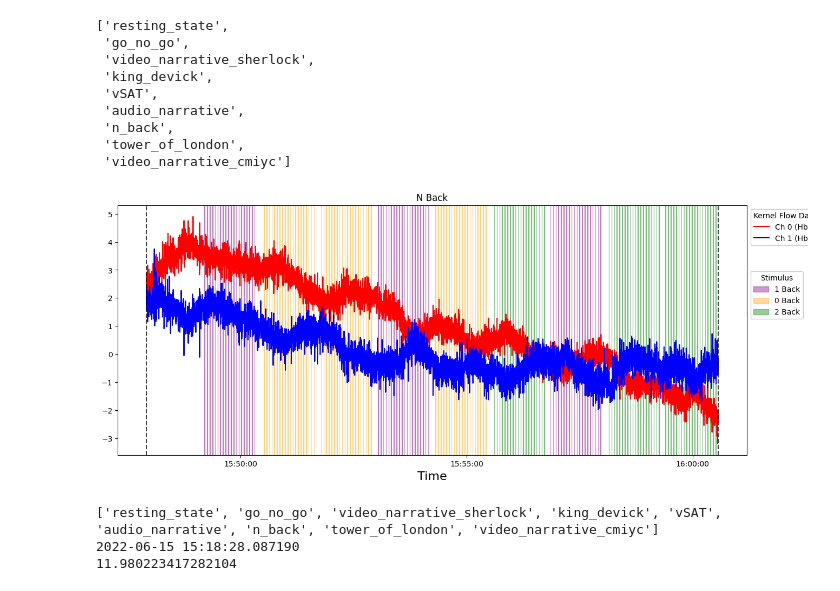
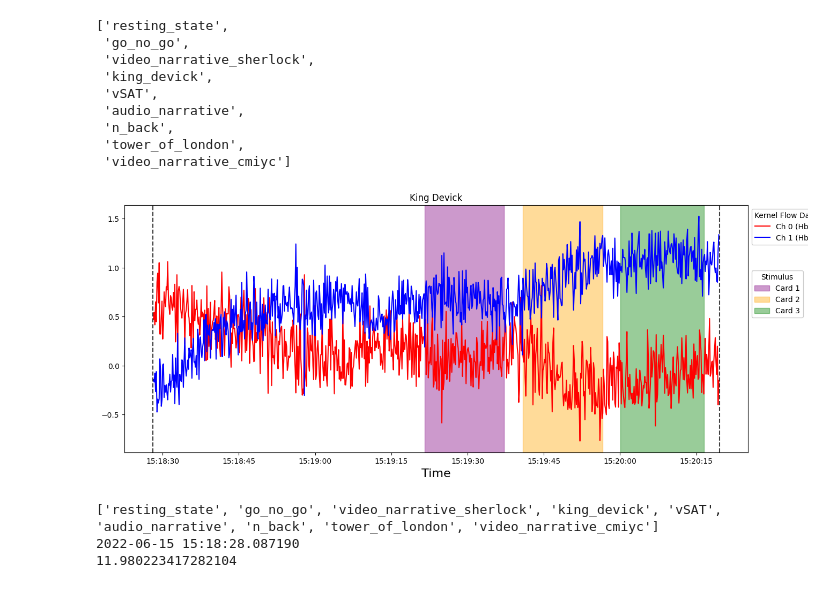
Before and after one commit to AyazLab/KernelFlow_Analysis, a Jupyter notebook: flow_analysis.ipynb, the cells around one changed output. Drawn from its saved outputs; the diff is of its cells as text; code cells hidden in the pictures.

```diff
--- a/flow_analysis.ipynb
+++ b/flow_analysis.ipynb
@@ -745,9 +788,9 @@ par.par_behav.exp_order
  'tower_of_london',
  'video_narrative_cmiyc']
 # %%
-par.plot_flow_exp("n_back")
+par.plot_flow_exp("king_devick")
 # %% [output]
-[figure, old version]
+[figure, new version]
 # %%
 print(par.par_behav .exp_order)
 print(datetime.datetime.fromtimestamp(par.par_behav.king_devick.start_ts))
```
Also changed, not shown: parts of 5 cells of this notebook, 1 other file.
